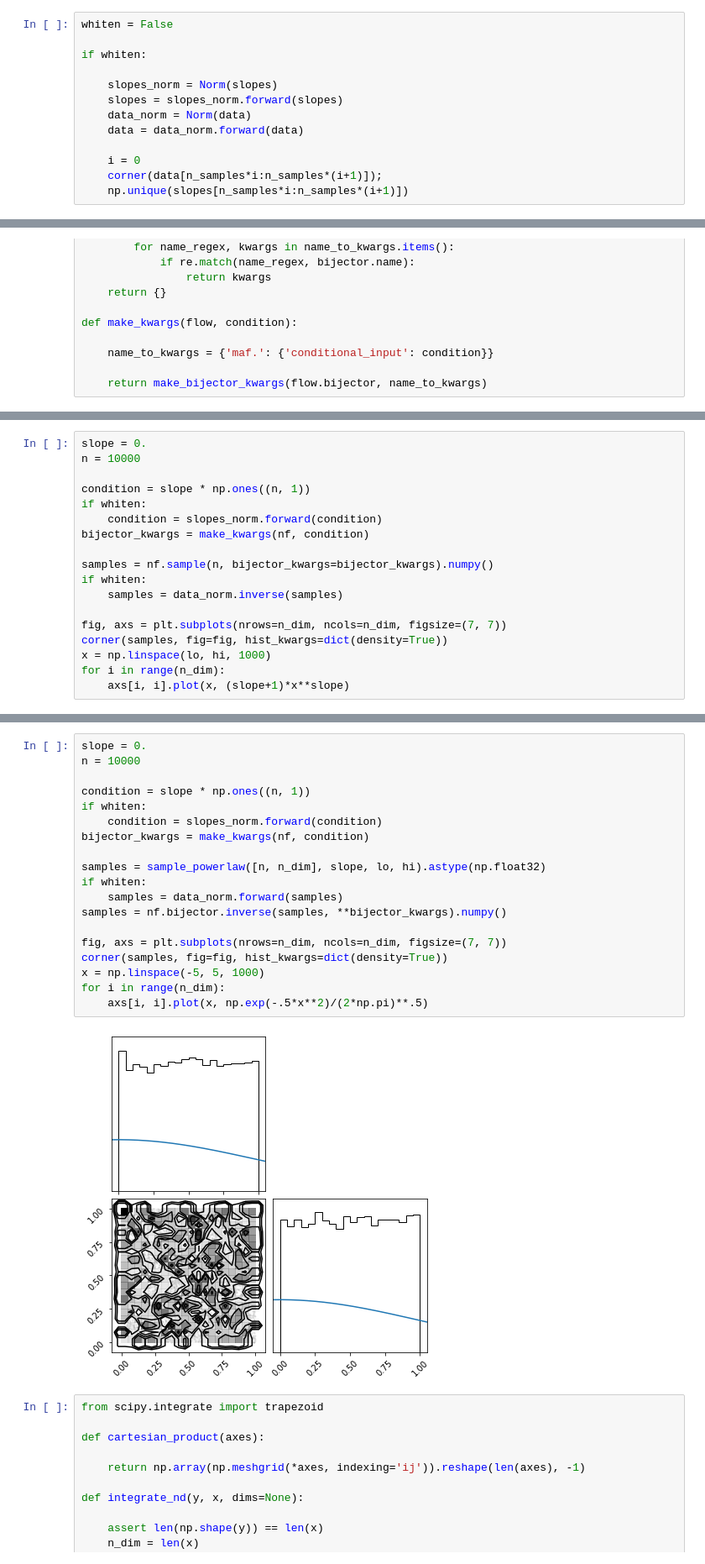
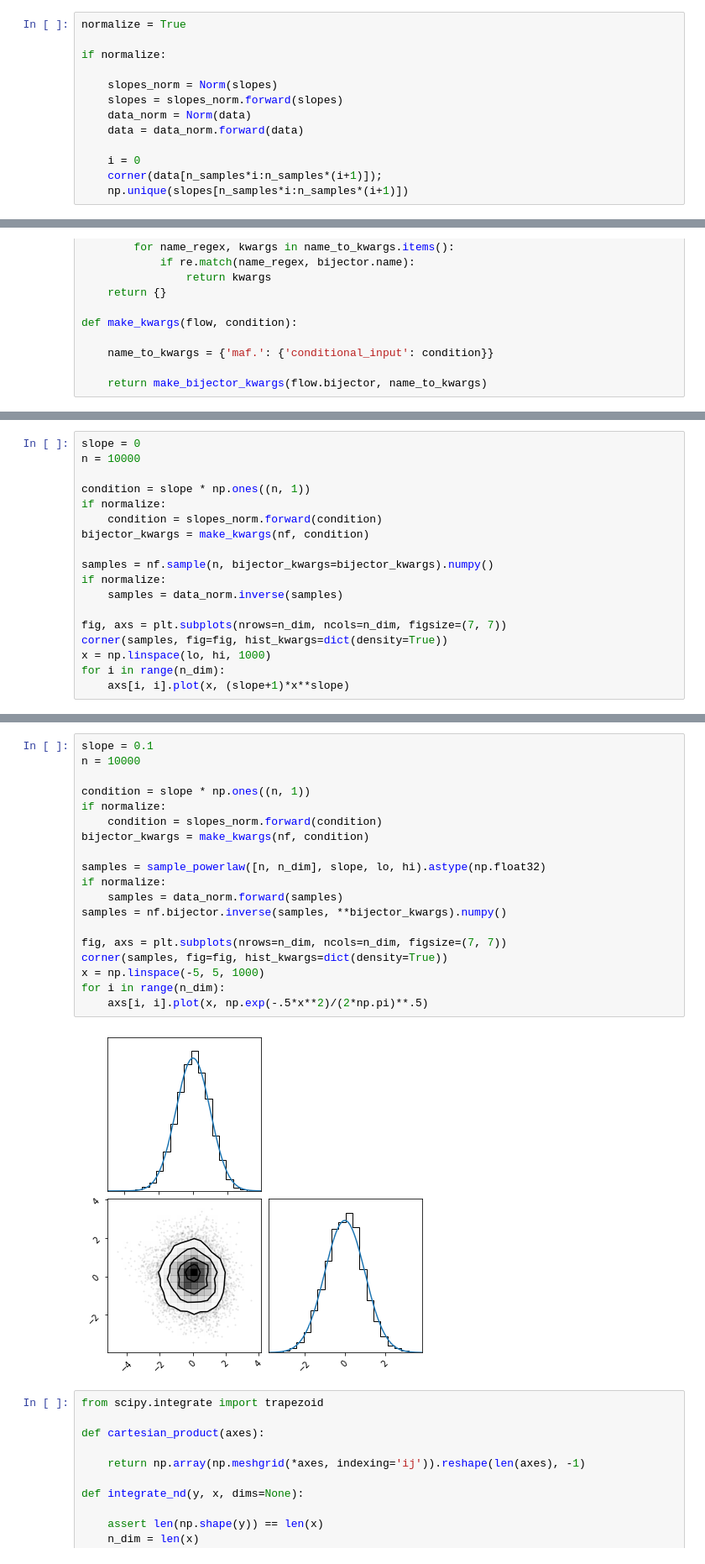
Before and after one commit to mdmould/shallow, a Jupyter notebook: examples/8_conditional.ipynb, the cells around one changed output, grey strips where cells are left out. Shown: that part at 84% size. Drawn from its saved outputs; the diff is of its cells as text.

```diff
--- a/examples/8_conditional.ipynb
+++ b/examples/8_conditional.ipynb
@@ -79,9 +79,9 @@ class Norm:
 
         return y * self.std + self.mean
 # %%
-whiten = False
+normalize = True
 
-if whiten:
+if normalize:
 
     slopes_norm = Norm(slopes)
     slopes = slopes_norm.forward(slopes)
@@ -225,14 +231,14 @@ plt.plot(result.history['loss'][0:]);
 # %%
-slope = 0.
+slope = 0
 n = 10000
 
 condition = slope * np.ones((n, 1))
-if whiten:
+if normalize:
     condition = slopes_norm.forward(condition)
 bijector_kwargs = make_kwargs(nf, condition)
 
 samples = nf.sample(n, bijector_kwargs=bijector_kwargs).numpy()
-if whiten:
+if normalize:
     samples = data_norm.inverse(samples)
 
 fig, axs = plt.subplots(nrows=n_dim, ncols=n_dim, figsize=(7, 7))
@@ -245,24 +251,24 @@ for i in range(n_dim):
 # %%
-slope = 0.
+slope = 0.1
 n = 10000
 
 condition = slope * np.ones((n, 1))
-if whiten:
+if normalize:
     condition = slopes_norm.forward(condition)
 bijector_kwargs = make_kwargs(nf, condition)
 
 samples = sample_powerlaw([n, n_dim], slope, lo, hi).astype(np.float32)
-if whiten:
+if normalize:
     samples = data_norm.forward(samples)
 samples = nf.bijector.inverse(samples, **bijector_kwargs).numpy()
 
 fig, axs = plt.subplots(nrows=n_dim, ncols=n_dim, figsize=(7, 7))
 corner(samples, fig=fig, hist_kwargs=dict(density=True))
 x = np.linspace(-5, 5, 1000)
 for i in range(n_dim):
     axs[i, i].plot(x, np.exp(-.5*x**2)/(2*np.pi)**.5)
 # %% [output]
-[figure, old version]
+[figure, new version]
 # %%
 from scipy.integrate import trapezoid
 
```
Also changed, not shown: parts of 6 cells of this notebook, 2 other files.
